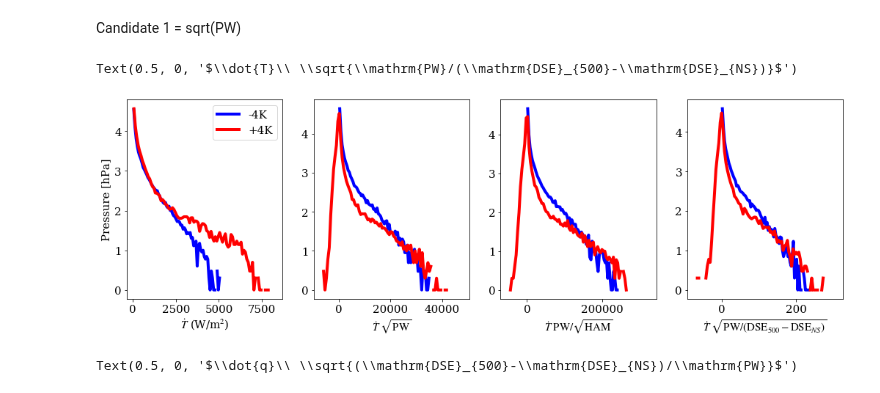
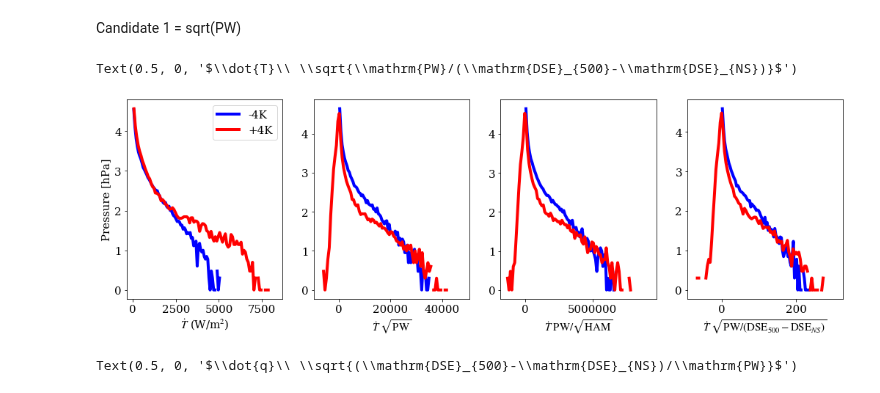
Before and after one commit to wallingTACC/CBRAIN-CAM, a Jupyter notebook: notebooks/tbeucler_devlog/044_Climate_invariant_analysis_output_scaling.ipynb, the cells around one changed output. Saved outputs shown, nothing was run; the diff lists cells and outputs as text; code cells hidden in the pictures.

```diff
--- a/notebooks/tbeucler_devlog/044_Climate_invariant_analysis_output_scaling.ipynb
+++ b/notebooks/tbeucler_devlog/044_Climate_invariant_analysis_output_scaling.ipynb
@@ -1272,6 +1268,16 @@ Msc3m4K = MOISTm4K.flatten()[HEATm4K.flatten()>Hp80m]/(PWm4K.flatten()[HEATm4K.f
 (mtSSm4K.flatten()[HEATm4K.flatten()>Hp80m])**0.5
 Msc3p4K = MOISTp4K.flatten()[HEATp4K.flatten()>Hp80p]/(PWp4K.flatten()[HEATp4K.flatten()>Hp80p])**0.5*\
 (mtSSp4K.flatten()[HEATp4K.flatten()>Hp80p])**0.5
+# %%
+Hsc4m4K = HEATm4K.flatten()[HEATm4K.flatten()>Hp80m]*(PWm4K.flatten()[HEATm4K.flatten()>Hp80m])**0.5*\
+(utSSm4K.flatten()[HEATm4K.flatten()>Hp80m])**0.5
+Hsc4p4K = HEATm4K.flatten()[HEATp4K.flatten()>Hp80p]*(PWp4K.flatten()[HEATp4K.flatten()>Hp80p])**0.5*\
+(utSSp4K.flatten()[HEATp4K.flatten()>Hp80p])**0.5
+
+Msc4m4K = MOISTm4K.flatten()[HEATm4K.flatten()>Hp80m]*(PWm4K.flatten()[HEATm4K.flatten()>Hp80m])**(-0.5)*\
+(utSSm4K.flatten()[HEATm4K.flatten()>Hp80m])**(-0.5)
+Msc4p4K = MOISTp4K.flatten()[HEATp4K.flatten()>Hp80p]*(PWp4K.flatten()[HEATp4K.flatten()>Hp80p])**(-0.5)*\
+(utSSp4K.flatten()[HEATp4K.flatten()>Hp80p])**(-0.5)
 # %%
 Hnoscm4KH = np.histogram(HEATm4K.flatten()[HEATm4K.flatten()>Hp80m],bins=100)
 Hnoscp4KH = np.histogram(HEATp4K.flatten()[HEATp4K.flatten()>Hp80m],bins=100)
@@ -1292,29 +1298,37 @@ Hsc3m4KH = np.histogram(Hsc3m4K,bins=100)
 Hsc3p4KH = np.histogram(Hsc3p4K,bins=100)
 Msc3m4KH = np.histogram(Msc3m4K,bins=100)
 Msc3p4KH = np.histogram(Msc3p4K,bins=100)
+
+Hsc4m4KH = np.histogram(Hsc4m4K,bins=100)
+Hsc4p4KH = np.histogram(Hsc4p4K,bins=100)
+Msc4m4KH = np.histogram(Msc4m4K,bins=100)
+Msc4p4KH = np.histogram(Msc4p4K,bins=100)
 # %%
 fig,ax = plt.subplots(1,4,figsize=(17.5,5))
 
 ax[0].plot(edg2bin(Hnoscm4KH[1]),np.log10(Hnoscm4KH[0]),color='b',label='-4K')
 ax[0].plot(edg2bin(Hnoscp4KH[1]),np.log10(Hnoscp4KH[0]),color='r',label='+4K')
 ax[0].legend()
 ax[0].set_ylabel('Pressure [hPa]')
 ax[0].set_xlabel('$\dot{T}$ (W/m$^2$)')
 
 ax[1].plot(edg2bin(Hsc1m4KH[1]),np.log10(Hsc1m4KH[0]),color='b')
 ax[1].plot(edg2bin(Hsc1p4KH[1]),np.log10(Hsc1p4KH[0]),color='r')
 ax[1].set_xlabel('$\dot{T}\ \sqrt{\mathrm{PW}}$')
 
-ax[2].plot(edg2bin(Hsc2m4KH[1]),np.log10(Hsc2m4KH[0]),color='b')
-ax[2].plot(edg2bin(Hsc2p4KH[1]),np.log10(Hsc2p4KH[0]),color='r')
+# ax[2].plot(edg2bin(Hsc2m4KH[1]),np.log10(Hsc2m4KH[0]),color='b')
+# ax[2].plot(edg2bin(Hsc2p4KH[1]),np.log10(Hsc2p4KH[0]),color='r')
+# ax[2].set_xlabel('$\dot{T}\ \mathrm{PW}/\sqrt{\mathrm{HAM}}$')
+ax[2].plot(edg2bin(Hsc4m4KH[1]),np.log10(Hsc4m4KH[0]),color='b')
+ax[2].plot(edg2bin(Hsc4p4KH[1]),np.log10(Hsc4p4KH[0]),color='r')
 ax[2].set_xlabel('$\dot{T}\ \mathrm{PW}/\sqrt{\mathrm{HAM}}$')
 
 ax[3].plot(edg2bin(Hsc3m4KH[1]),np.log10(Hsc3m4KH[0]),color='b')
 ax[3].plot(edg2bin(Hsc3p4KH[1]),np.log10(Hsc3p4KH[0]),color='r')
 ax[3].set_xlabel('$\dot{T}\ \sqrt{\mathrm{PW}/(\mathrm{DSE}_{500}-\mathrm{DSE}_{NS})}$')
 # %% [output]
 Text(0.5, 0, '$\\dot{T}\\ \\sqrt{\\mathrm{PW}/(\\mathrm{DSE}_{500}-\\mathrm{DSE}_{NS})}$')
-[figure, old version]
+[figure, new version]
 # %%
 fig,ax = plt.subplots(1,4,figsize=(17.5,5))
 
```
Also changed, not shown: parts of 9 cells of this notebook.
